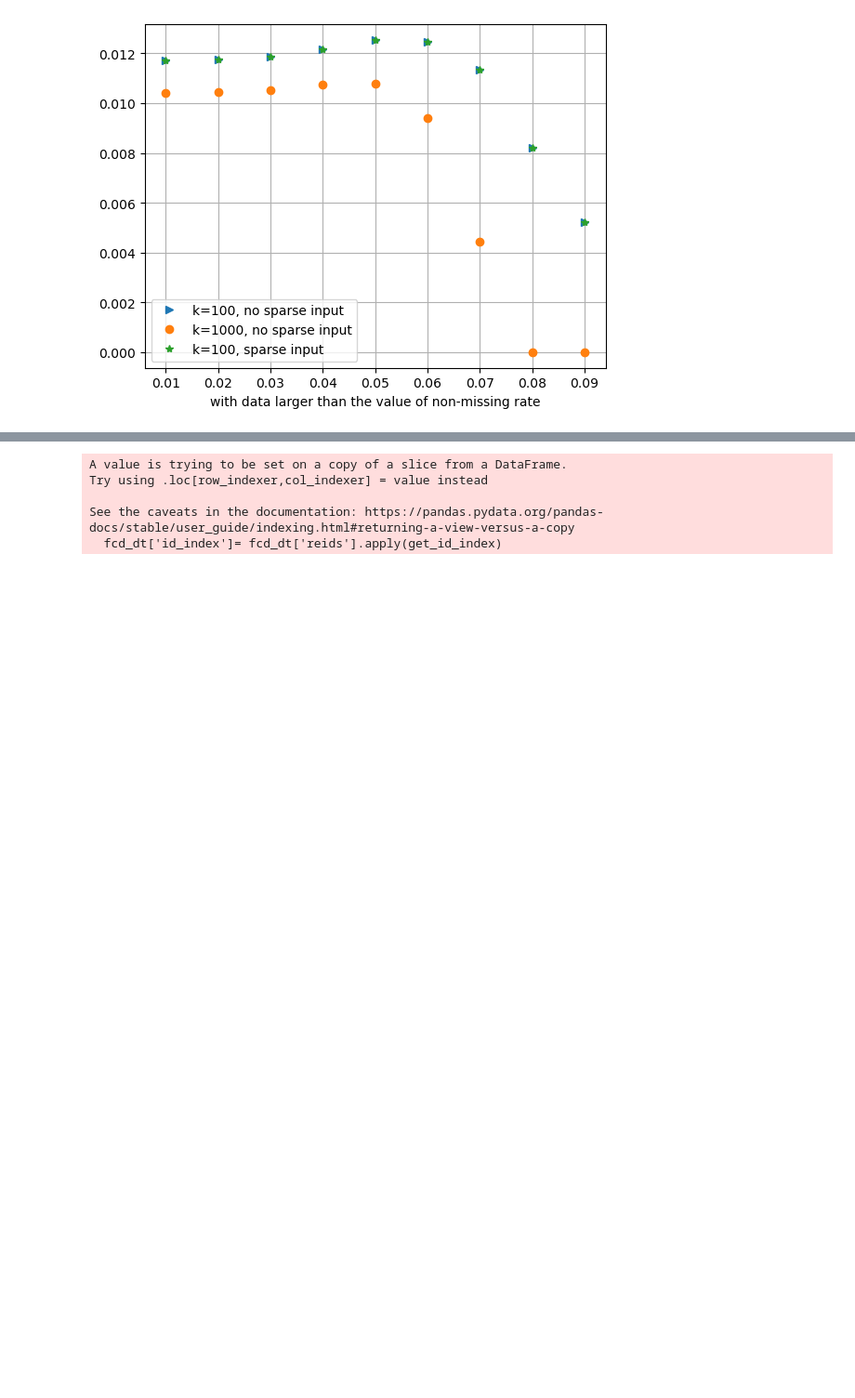
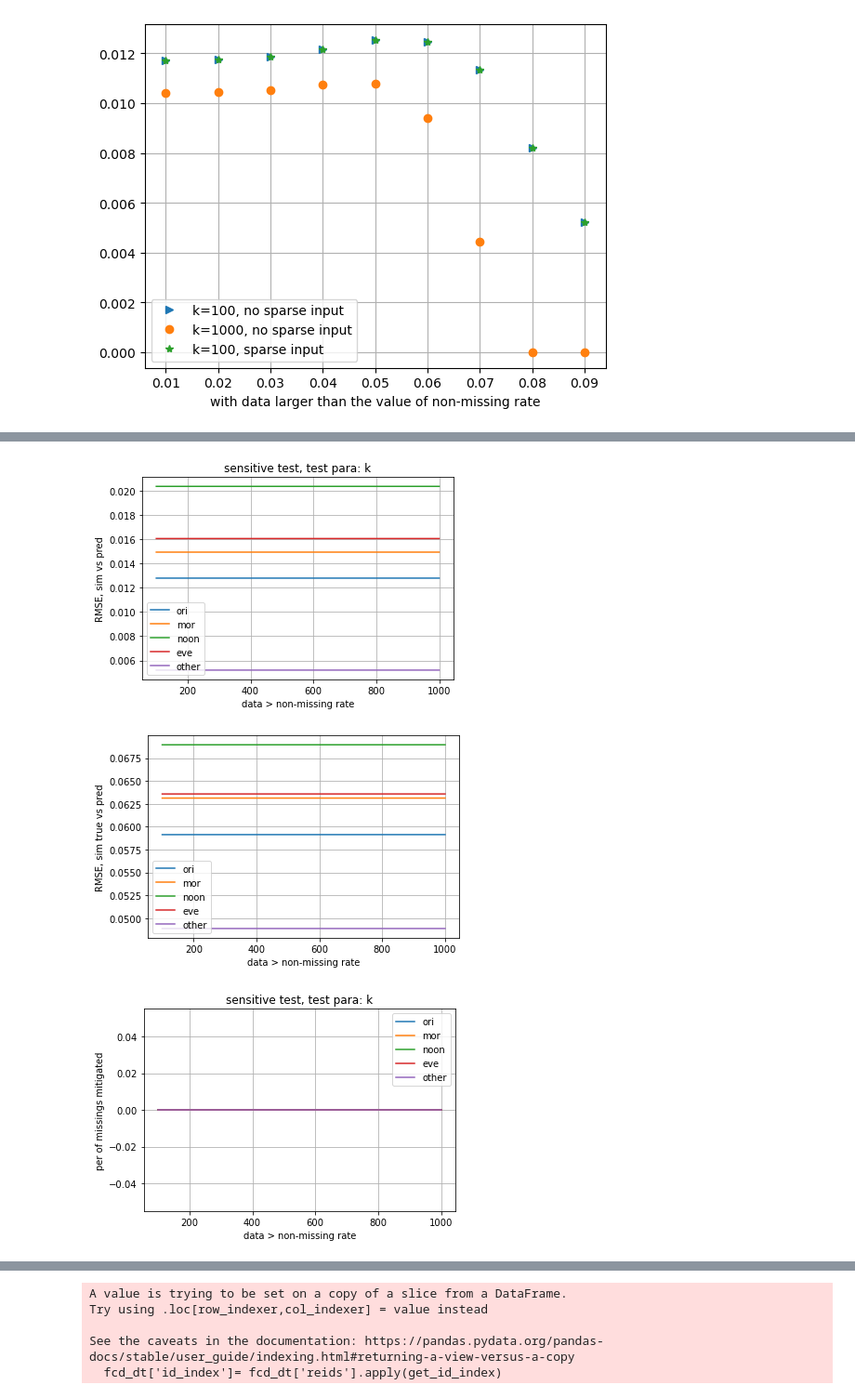
Before and after one commit to Yiran6/app_baseddata_processing, a Jupyter notebook: app_based_algorithm_test.ipynb, the cells around one changed output, grey strips where cells are left out. Shown at 93% size. Drawn from its saved outputs; the diff is of its cells as text; code cells hidden in the pictures; blank space fills up the shorter version.

```diff
--- a/app_based_algorithm_test.ipynb
+++ b/app_based_algorithm_test.ipynb
@@ -1375,0 +1918,6 @@ result_para_dict_simt2_bmf_100 = fit_model_get_para(fcd_dt, 'sim_t2', 100, x_val
+# %%
+plot_paras_sensitive(test_k_bmf_100, list(np.array(k_bmf)[:, 0]), 'k')
+# %% [output]
+[figure, added]
+[figure, added]
+[figure, added]
```
Also changed, not shown: parts of 23 cells of this notebook, 1 other file.
